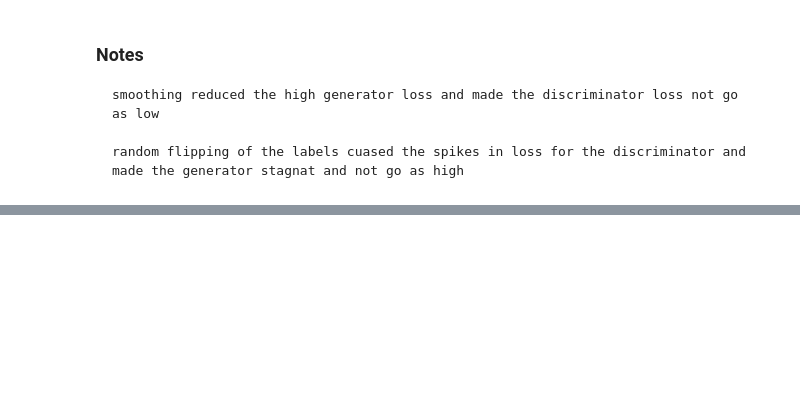
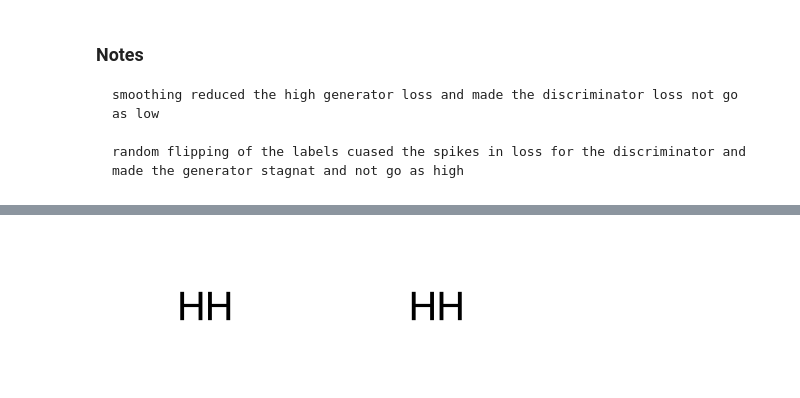
Before and after one commit to ElTragedy/capstone, a Jupyter notebook: notebooks/gen_clean_reinf.ipynb, the cells around one changed output, grey strips where cells are left out. Drawn from its saved outputs; the diff is of its cells as text; code cells hidden in the pictures; blank space fills up the shorter version.

```diff
--- a/notebooks/gen_clean_reinf.ipynb
+++ b/notebooks/gen_clean_reinf.ipynb
@@ -174,3 +165,6 @@ plt.show()
     smoothing reduced the high generator loss and made the discriminator loss not go as low
 
     random flipping of the labels cuased the spikes in loss for the discriminator and made the generator stagnat and not go as high
+# %%
+z_sample = tf.random.normal((100, 128))
+adj, nodes = generator(z_sample)
@@ -176,0 +184,5 @@ plt.show()
+# %%
+mol = adjacency_matrix_to_mol(adj[54], nodes[54])
+mol = Chem.RemoveHs(mol)
+mol
+# %% [output]
@@ -176,0 +191 @@ plt.show()
+[figure, added]
```
Also changed, not shown: parts of 7 cells of this notebook.
